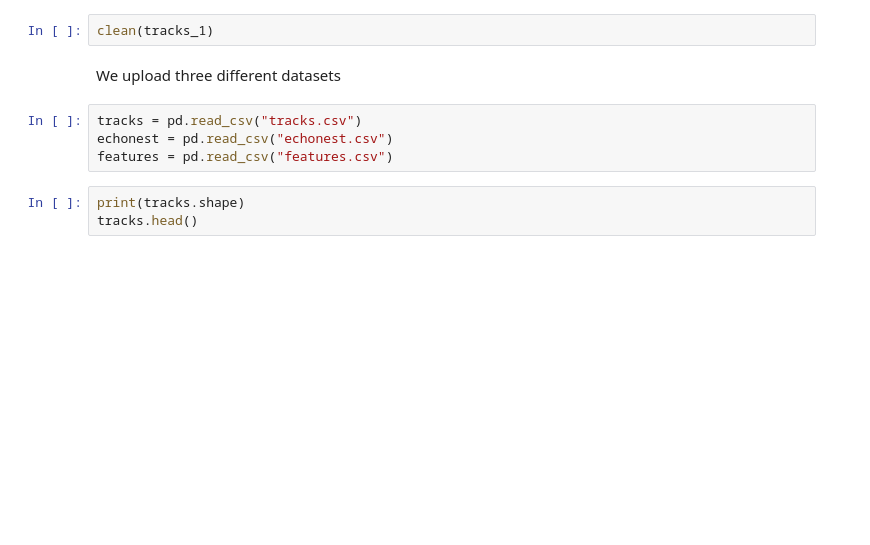
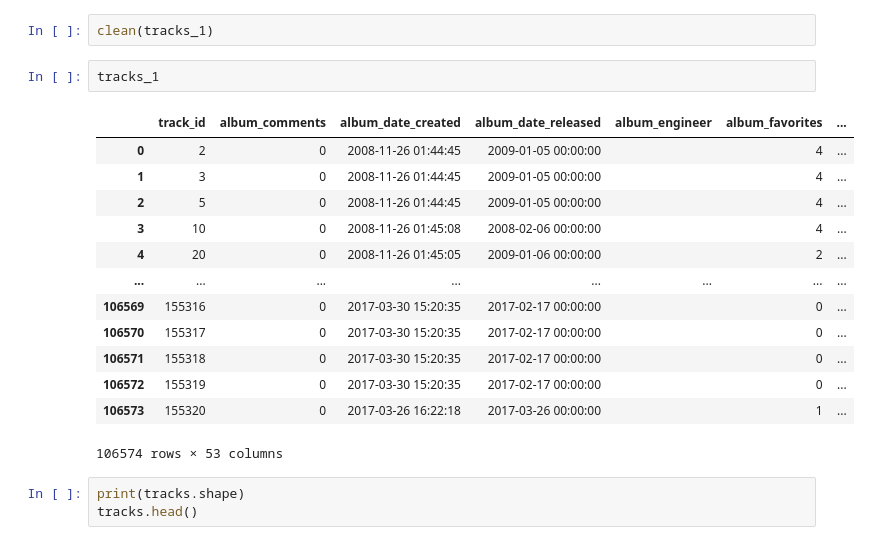
Before and after one commit to michele1783/ADM-HW4, a Jupyter notebook: Homework.ipynb, the cells around one changed output. Drawn from its saved outputs; the diff is of its cells as text; blank space fills up the shorter version.

```diff
--- a/Homework.ipynb
+++ b/Homework.ipynb
@@ -158,12 +164,22 @@ def clean(df):
 tracks_1 = tracks.copy()
 # %%
 clean(tracks_1)
-# %% [markdown]
-We upload three different datasets
-# %%
-tracks = pd.read_csv("tracks.csv")
-echonest = pd.read_csv("echonest.csv")
-features = pd.read_csv("features.csv")
+# %%
+tracks_1
+# %% [output]
+|  | track_id | album_comments | album_date_created | album_date_released | album_engineer | album_favorites | ... |
+| 0 | 2 | 0 | 2008-11-26 01:44:45 | 2009-01-05 00:00:00 |  | 4 | ... |
+| 1 | 3 | 0 | 2008-11-26 01:44:45 | 2009-01-05 00:00:00 |  | 4 | ... |
+| 2 | 5 | 0 | 2008-11-26 01:44:45 | 2009-01-05 00:00:00 |  | 4 | ... |
+| 3 | 10 | 0 | 2008-11-26 01:45:08 | 2008-02-06 00:00:00 |  | 4 | ... |
+| 4 | 20 | 0 | 2008-11-26 01:45:05 | 2009-01-06 00:00:00 |  | 2 | ... |
+| ... | ... | ... | ... | ... | ... | ... | ... |
+| 106569 | 155316 | 0 | 2017-03-30 15:20:35 | 2017-02-17 00:00:00 |  | 0 | ... |
+| 106570 | 155317 | 0 | 2017-03-30 15:20:35 | 2017-02-17 00:00:00 |  | 0 | ... |
+| 106571 | 155318 | 0 | 2017-03-30 15:20:35 | 2017-02-17 00:00:00 |  | 0 | ... |
+| 106572 | 155319 | 0 | 2017-03-30 15:20:35 | 2017-02-17 00:00:00 |  | 0 | ... |
+| 106573 | 155320 | 0 | 2017-03-26 16:22:18 | 2017-03-26 00:00:00 |  | 1 | ... |
+106574 rows × 53 columns
 # %%
 print(tracks.shape)
 tracks.head()
```
Also changed, not shown: parts of 3 cells of this notebook.
